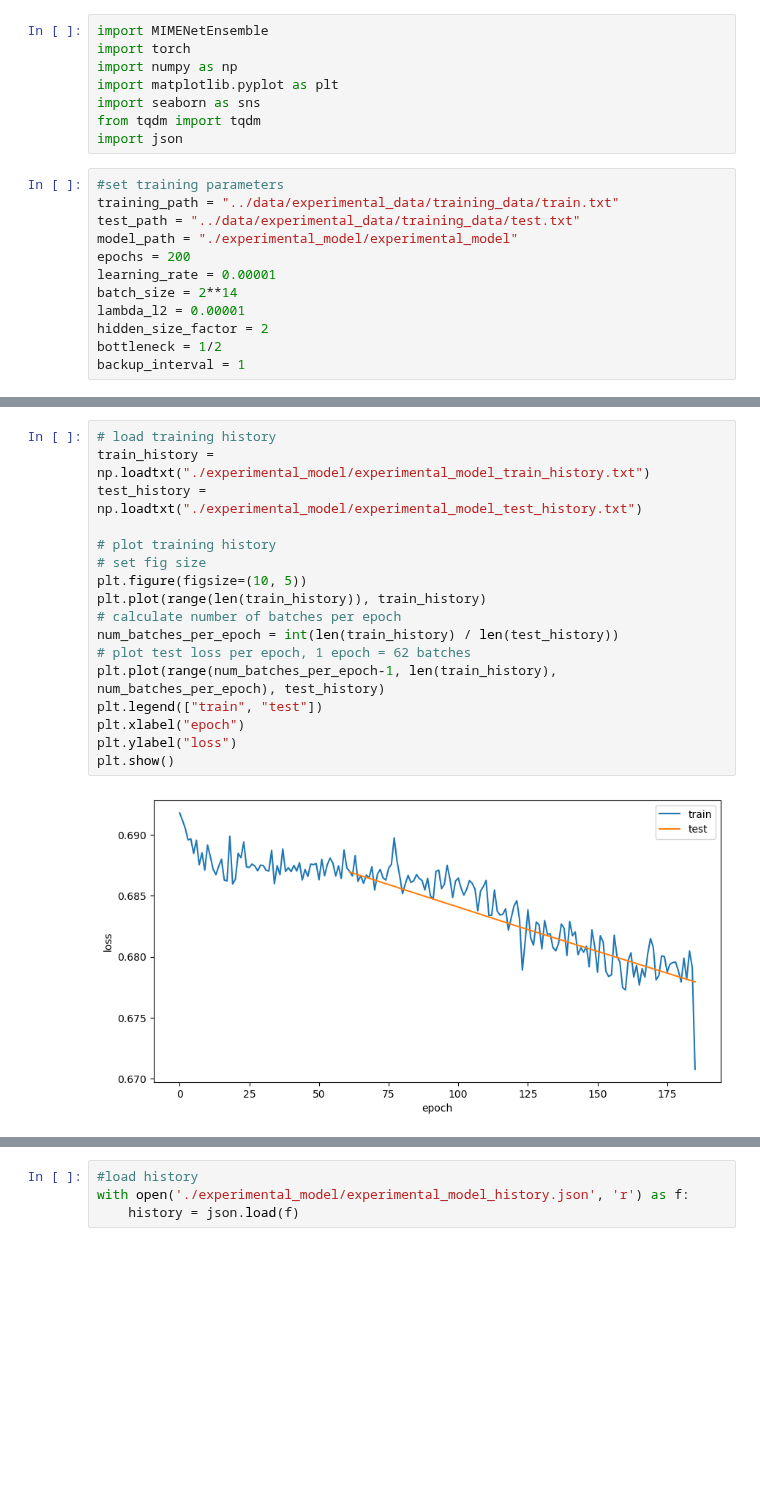
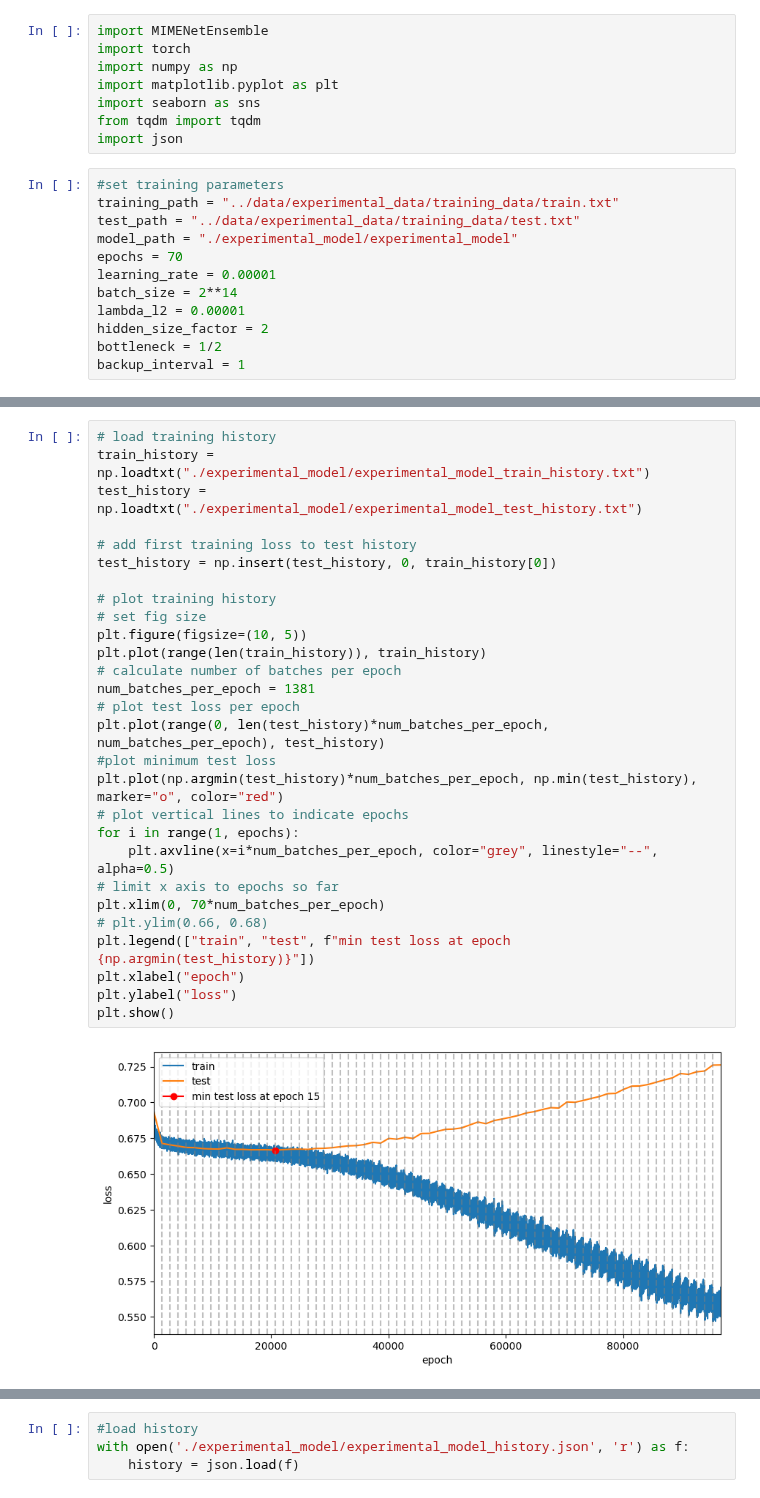
Before and after one commit to JoshuaGensel/MIME_ML, a Jupyter notebook: src/experimental_analysis.ipynb, the cells around one changed output, grey strips where cells are left out. Cells and saved outputs as stored; diff of their text form; blank space fills up the shorter version.

```diff
--- a/src/experimental_analysis.ipynb
+++ b/src/experimental_analysis.ipynb
@@ -13,7 +13,7 @@ import json
 training_path = "../data/experimental_data/training_data/train.txt"
 test_path = "../data/experimental_data/training_data/test.txt"
 model_path = "./experimental_model/experimental_model"
-epochs = 200
+epochs = 70
 learning_rate = 0.00001
 batch_size = 2**14
 lambda_l2 = 0.00001
@@ -41,22 +42,33 @@ KeyboardInterrupt:
 # %%
 # load training history
 train_history = np.loadtxt("./experimental_model/experimental_model_train_history.txt")
 test_history = np.loadtxt("./experimental_model/experimental_model_test_history.txt")
+
+# add first training loss to test history
+test_history = np.insert(test_history, 0, train_history[0])
 
 # plot training history
 # set fig size
 plt.figure(figsize=(10, 5))
 plt.plot(range(len(train_history)), train_history)
 # calculate number of batches per epoch
-num_batches_per_epoch = int(len(train_history) / len(test_history))
-# plot test loss per epoch, 1 epoch = 62 batches
-plt.plot(range(num_batches_per_epoch-1, len(train_history), num_batches_per_epoch), test_history)
-plt.legend(["train", "test"])
+num_batches_per_epoch = 1381
+# plot test loss per epoch
+plt.plot(range(0, len(test_history)*num_batches_per_epoch, num_batches_per_epoch), test_history)
+#plot minimum test loss
+plt.plot(np.argmin(test_history)*num_batches_per_epoch, np.min(test_history), marker="o", color="red")
+# plot vertical lines to indicate epochs
+for i in range(1, epochs):
+    plt.axvline(x=i*num_batches_per_epoch, color="grey", linestyle="--", alpha=0.5)
+# limit x axis to epochs so far
+plt.xlim(0, 70*num_batches_per_epoch)
+# plt.ylim(0.66, 0.68)
+plt.legend(["train", "test", f"min test loss at epoch {np.argmin(test_history)}"])
 plt.xlabel("epoch")
 plt.ylabel("loss")
 plt.show()
 # %% [output]
-[figure, old version]
+[figure, new version]
 # %%
 # load prediction history
 prediction_history = np.loadtxt("./experimental_model/experimental_model_prediction_history.txt")
```
Also changed, not shown: parts of 43 cells of this notebook, 1 other file.
